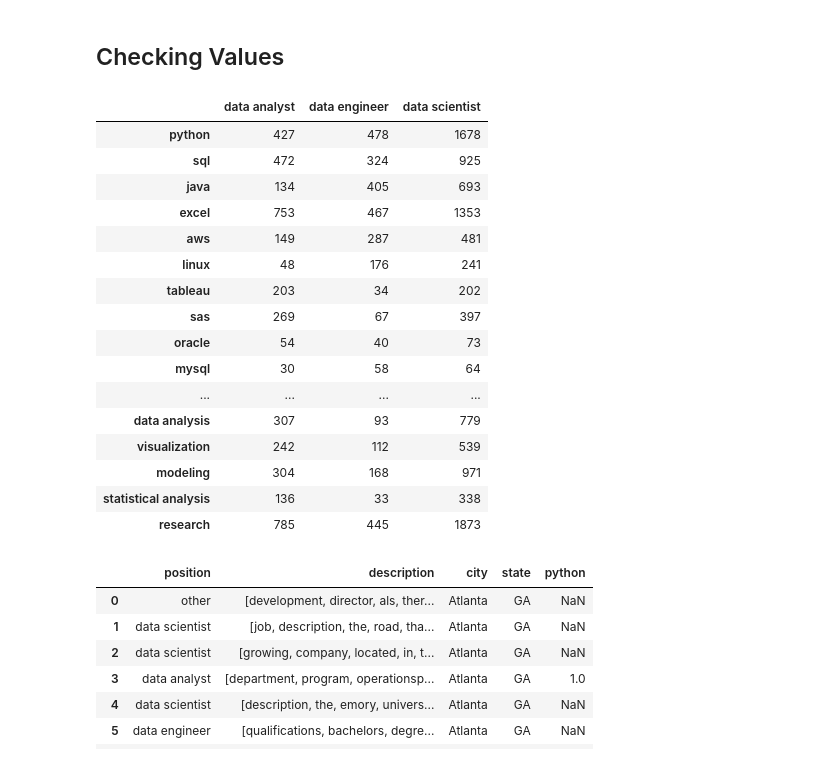
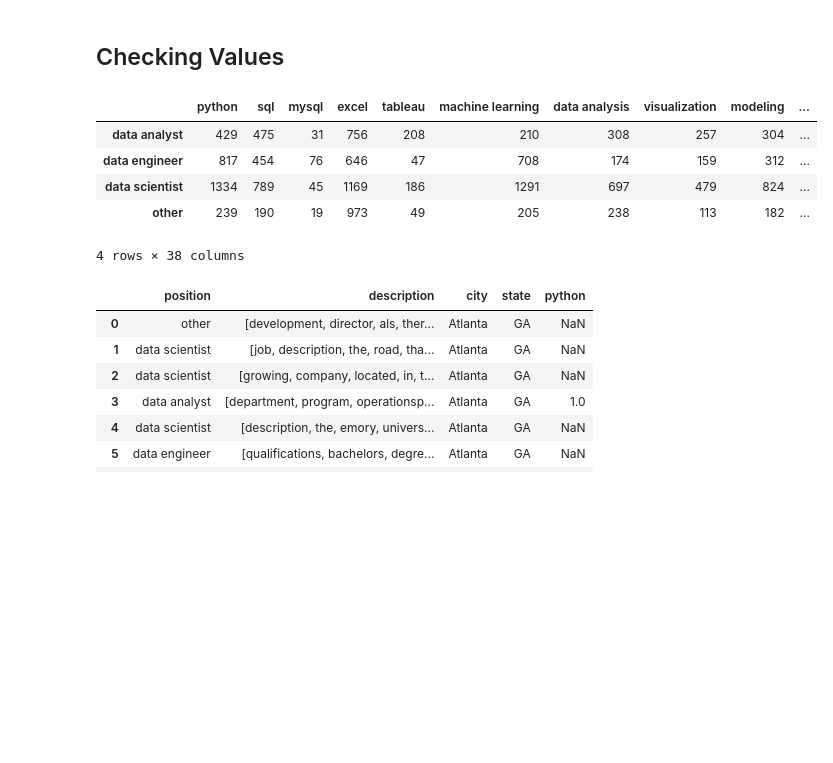
Before and after one commit to marc-soler/Ironhack_lab_work, a Jupyter notebook: Projects/1. Working with messy data/Working with messy data_Thiago.ipynb, the cells around one changed output. Drawn from its saved outputs; the diff is of its cells as text; code cells hidden in the pictures; blank space fills up the shorter version.

Commit message:
27/01 + messy data

```diff
--- a/Projects/1. Working with messy data/Working with messy data_Thiago.ipynb
+++ b/Projects/1. Working with messy data/Working with messy data_Thiago.ipynb
@@ -60,12 +60,12 @@ df.head()
 lower_position = [position.lower() for position in df['position']]
 category = []
 for position in lower_position:
-    if "anal" in position or "database" in position or "research anal" in position:
+    if "anal" in position or "visua" in position:
         category.append('data analyst')
+    elif "engineer" in position or "artificial intelligence" in position or "ai" in position or "software" in position:
+        category.append('data engineer')
     elif "data scien" in position or "machine learning" in position or "scien" in position:
         category.append('data scientist')
-    elif "engineer" in position or "artificial intelligence" in position or "ai" in position or "software" in position:
-        category.append('data engineer')
     else:
         category.append('other')
 df['position'] = category
@@ -96,25 +96,23 @@ for desc in df['description']:
 
 df['description'] = descriptions
 # %%
+# hard skills only
 matrix = {'data analyst': {},
          'data engineer': {},
-         'data scientist': {}}
-positions = ['data analyst', 'data engineer', 'data scientist']
-tool_list = ['python','sql','java','excel',
-               'aws','linux','tableau','sas','oracle',
-               'mysql','matlab','html','tensorflow','spss']
+         'data scientist': {},
+         'other': {}}
+positions = ['data analyst', 'data engineer', 'data scientist', 'other']
+tool_list = ['python','sql', 'mysql', 'excel', 'tableau']
 skill_list = ['machine learning','data analysis','visualization',
             'modeling','statistical analysis','research','deep learning',
             'optimization','decision tree','logistic','random forest',
-            'ab testing','web scraping','neural network','interpersonal skills',
+            'ab testing','web scraping','neural network',
             'communication skills','artificial intelligence']
 degree_list = ['master',"masters",'phd','bachelor',"bachelors",
-             'high school','No degree requirement']
-major_list = ['computer science','data science','statistics','quantitative',
-            'mathematics','economics','liberal arts','science','buisness',
-            'engineer','engineering','psychology','biology','medicine',
-            'marketing','business analysis','chemical engineering','chemistry',
-            'public health','public relationship']
+             'high school','No degree']
+major_list = ['computer science', 'engineering',
+            'mathematics','statistics','economics','business','marketing',
+             'psychology', 'health', 'geography']
 var_list_of_lists = [tool_list, skill_list, degree_list, major_list]
 
 for pos in positions:
@@ -131,24 +129,13 @@ for pos in positions:
                             n += 1
                 matrix[pos].update({var: n})
 
-epic_df = pd.DataFrame.from_dict(matrix, orient='columns')
+epic_df = pd.DataFrame.from_dict(matrix, orient='column')
 # %%
-epic_df.head(20)
+epic_df.head(50)
 # %% [output]
-|  | data analyst | data engineer | data scientist |
-| python | 427 | 478 | 1678 |
-| sql | 472 | 324 | 925 |
-| java | 134 | 405 | 693 |
-| excel | 753 | 467 | 1353 |
-| aws | 149 | 287 | 481 |
-| linux | 48 | 176 | 241 |
-| tableau | 203 | 34 | 202 |
-| sas | 269 | 67 | 397 |
-| oracle | 54 | 40 | 73 |
-| mysql | 30 | 58 | 64 |
-| ... | ... | ... | ... |
-| data analysis | 307 | 93 | 779 |
-| visualization | 242 | 112 | 539 |
-| modeling | 304 | 168 | 971 |
-| statistical analysis | 136 | 33 | 338 |
-| research | 785 | 445 | 1873 |
+|  | python | sql | mysql | excel | tableau | machine learning | data analysis | visualization | modeling | ... |
+| data analyst | 429 | 475 | 31 | 756 | 208 | 210 | 308 | 257 | 304 | ... |
+| data engineer | 817 | 454 | 76 | 646 | 47 | 708 | 174 | 159 | 312 | ... |
+| data scientist | 1334 | 789 | 45 | 1169 | 186 | 1291 | 697 | 479 | 824 | ... |
+| other | 239 | 190 | 19 | 973 | 49 | 205 | 238 | 113 | 182 | ... |
+4 rows × 38 columns
```
Also changed, not shown: parts of 2 cells of this notebook, 11 other files.
